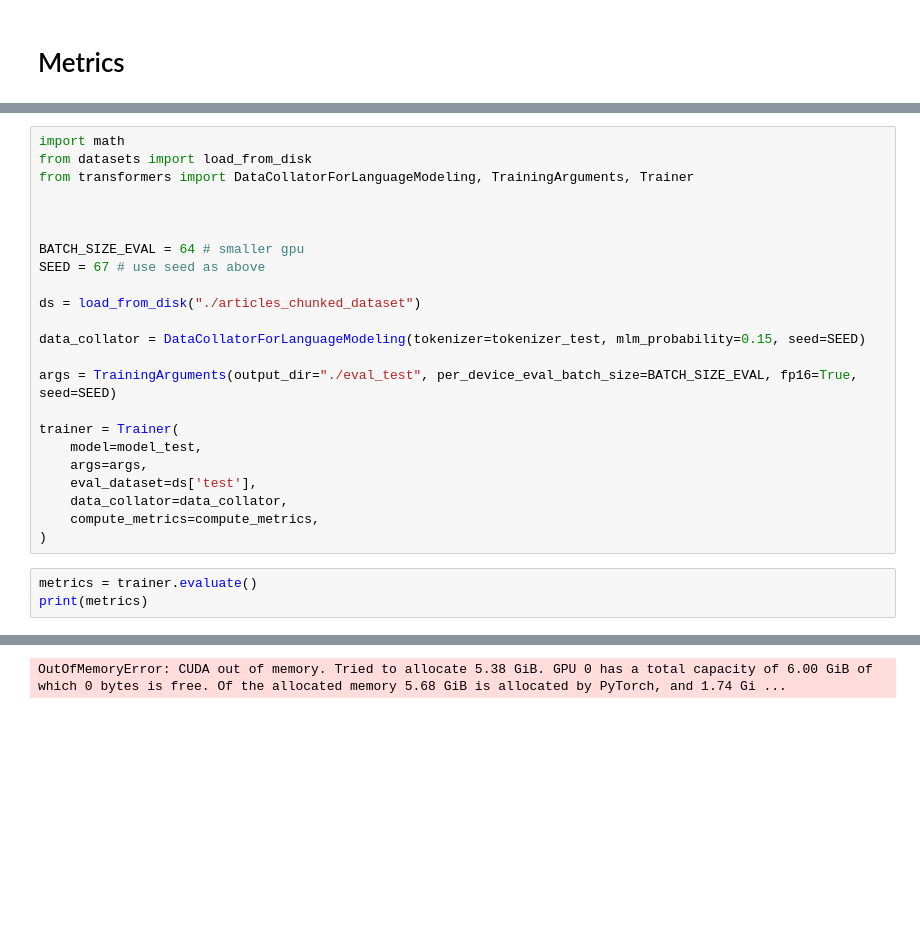
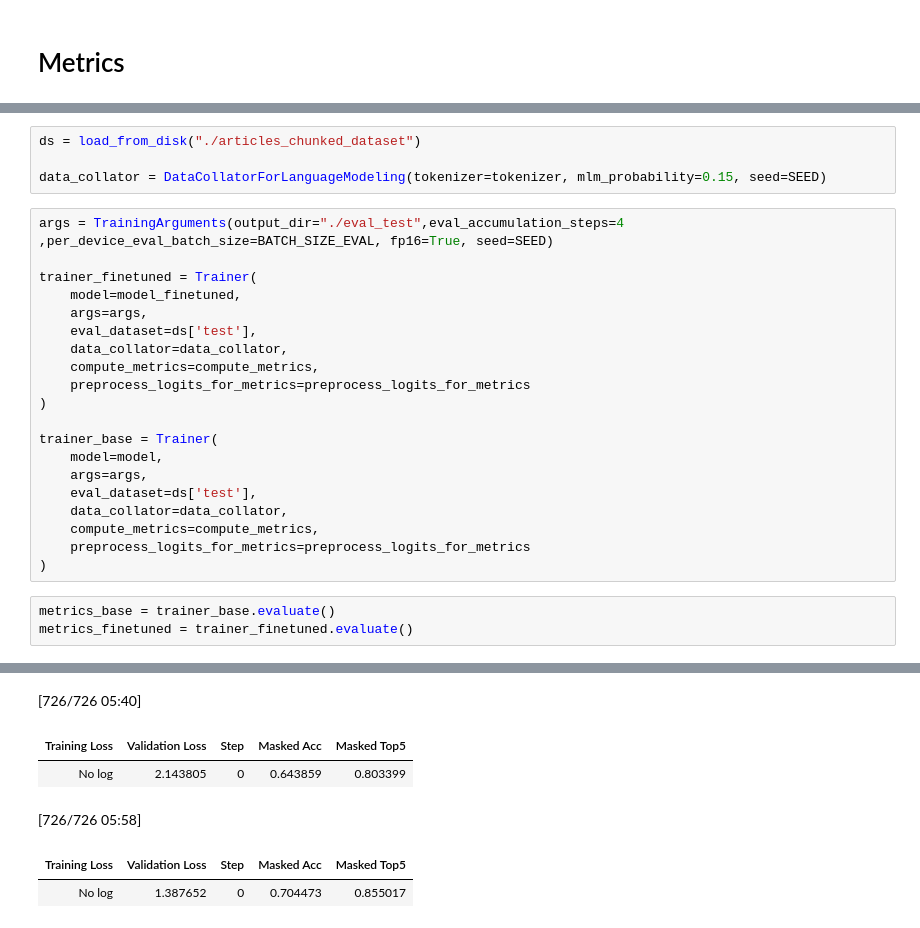
Before and after one commit to galierie/parawrite, a Jupyter notebook: model/training-large-batch-size.ipynb, the cells around one changed output, grey strips where cells are left out. Drawn from its saved outputs; the diff is of its cells as text; blank space fills up the shorter version.

```diff
--- a/model/training-large-batch-size.ipynb
+++ b/model/training-large-batch-size.ipynb
@@ -271,27 +289,28 @@ def compute_metrics(eval_pred: EvalPrediction):
+# %%
+ds = load_from_disk("./articles_chunked_dataset")
+
+data_collator = DataCollatorForLanguageModeling(tokenizer=tokenizer, mlm_probability=0.15, seed=SEED)
 # %%
-import math
-from datasets import load_from_disk
-from transformers import DataCollatorForLanguageModeling, TrainingArguments, Trainer
+args = TrainingArguments(output_dir="./eval_test",eval_accumulation_steps=4 ,per_device_eval_batch_size=BATCH_SIZE_EVAL, fp16=True, seed=SEED)
 
-
-
-BATCH_SIZE_EVAL = 64 # smaller gpu
-SEED = 67 # use seed as above
-
-ds = load_from_disk("./articles_chunked_dataset")
-
-data_collator = DataCollatorForLanguageModeling(tokenizer=tokenizer_test, mlm_probability=0.15, seed=SEED)
-
-args = TrainingArguments(output_dir="./eval_test", per_device_eval_batch_size=BATCH_SIZE_EVAL, fp16=True, seed=SEED)
-
-trainer = Trainer(
-    model=model_test,
+trainer_finetuned = Trainer(
+    model=model_finetuned,
     args=args,
     eval_dataset=ds['test'],
     data_collator=data_collator,
     compute_metrics=compute_metrics,
+    preprocess_logits_for_metrics=preprocess_logits_for_metrics
 )
+
+trainer_base = Trainer(
+    model=model,
+    args=args,
+    eval_dataset=ds['test'],
+    data_collator=data_collator,
+    compute_metrics=compute_metrics,
+    preprocess_logits_for_metrics=preprocess_logits_for_metrics
+)
 # %%
-metrics = trainer.evaluate()
-print(metrics)
+metrics_base = trainer_base.evaluate()
+metrics_finetuned = trainer_finetuned.evaluate()
 # %% [output]
@@ -299 +317,6 @@ print(metrics)
-OutOfMemoryError: CUDA out of memory. Tried to allocate 5.38 GiB. GPU 0 has a total capacity of 6.00 GiB of which 0 bytes is free. Of the allocated memory 5.68 GiB is allocated by PyTorch, and 1.74 Gi ...
+[726/726 05:40]
+| Training Loss | Validation Loss | Step | Masked Acc | Masked Top5 |
+| No log | 2.143805 | 0 | 0.643859 | 0.803399 |
+[726/726 05:58]
+| Training Loss | Validation Loss | Step | Masked Acc | Masked Top5 |
+| No log | 1.387652 | 0 | 0.704473 | 0.855017 |
```
Also changed, not shown: parts of 13 cells of this notebook, 6 other files.
